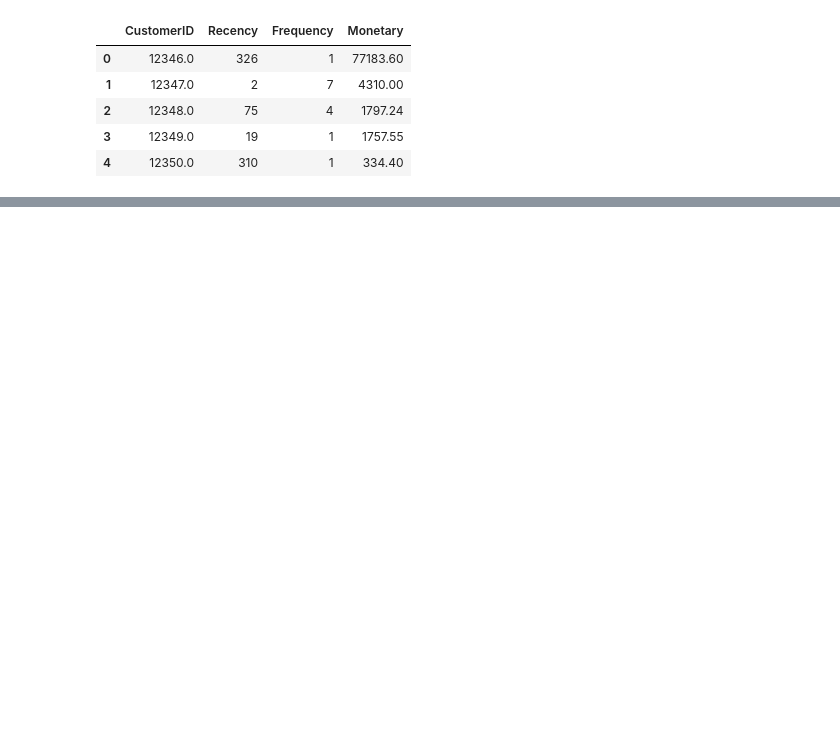
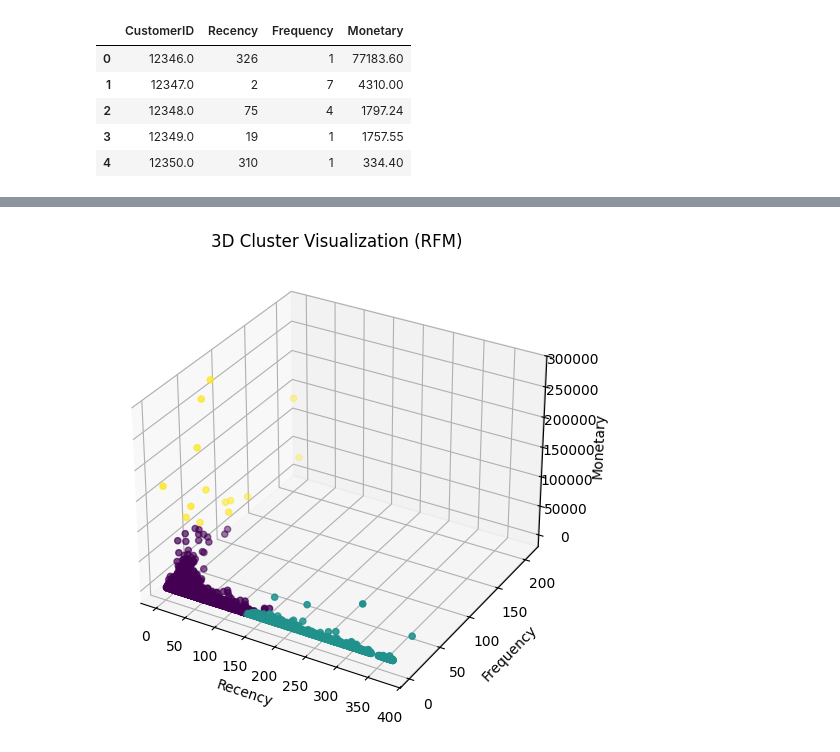
Before and after one commit to isyraffajar/Capstone-Asah, a Jupyter notebook: CustomerSegmentation.ipynb, the cells around one changed output, grey strips where cells are left out. Saved outputs shown, nothing was run; the diff lists cells and outputs as text; code cells hidden in the pictures; blank space fills up the shorter version.

```diff
--- a/CustomerSegmentation.ipynb
+++ b/CustomerSegmentation.ipynb
@@ -228,0 +284,21 @@ rfm.head()
+# %%
+from mpl_toolkits.mplot3d import Axes3D
+import matplotlib.pyplot as plt
+
+fig = plt.figure(figsize=(8, 6))
+ax = fig.add_subplot(111, projection='3d')
+
+x = rfm['Recency']
+y = rfm['Frequency']
+z = rfm['Monetary']
+cluster = rfm['Cluster']
+
+scatter = ax.scatter(x, y, z, c=cluster)
+
+ax.set_xlabel('Recency')
+ax.set_ylabel('Frequency')
+ax.set_zlabel('Monetary')
+plt.title('3D Cluster Visualization (RFM)')
+plt.show()
+# %% [output]
+[figure, added]
```
Also changed, not shown: parts of 16 cells of this notebook.
